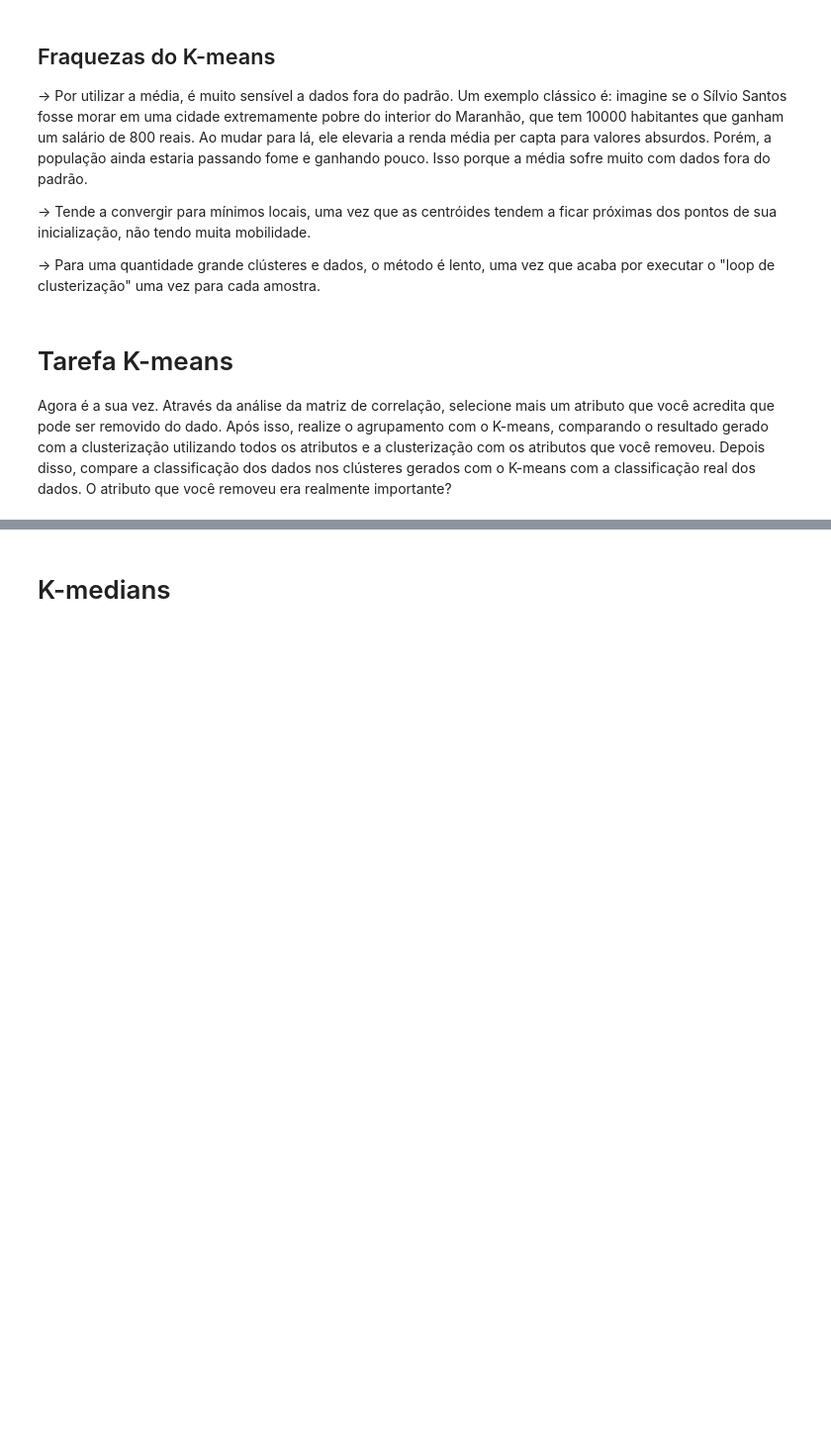
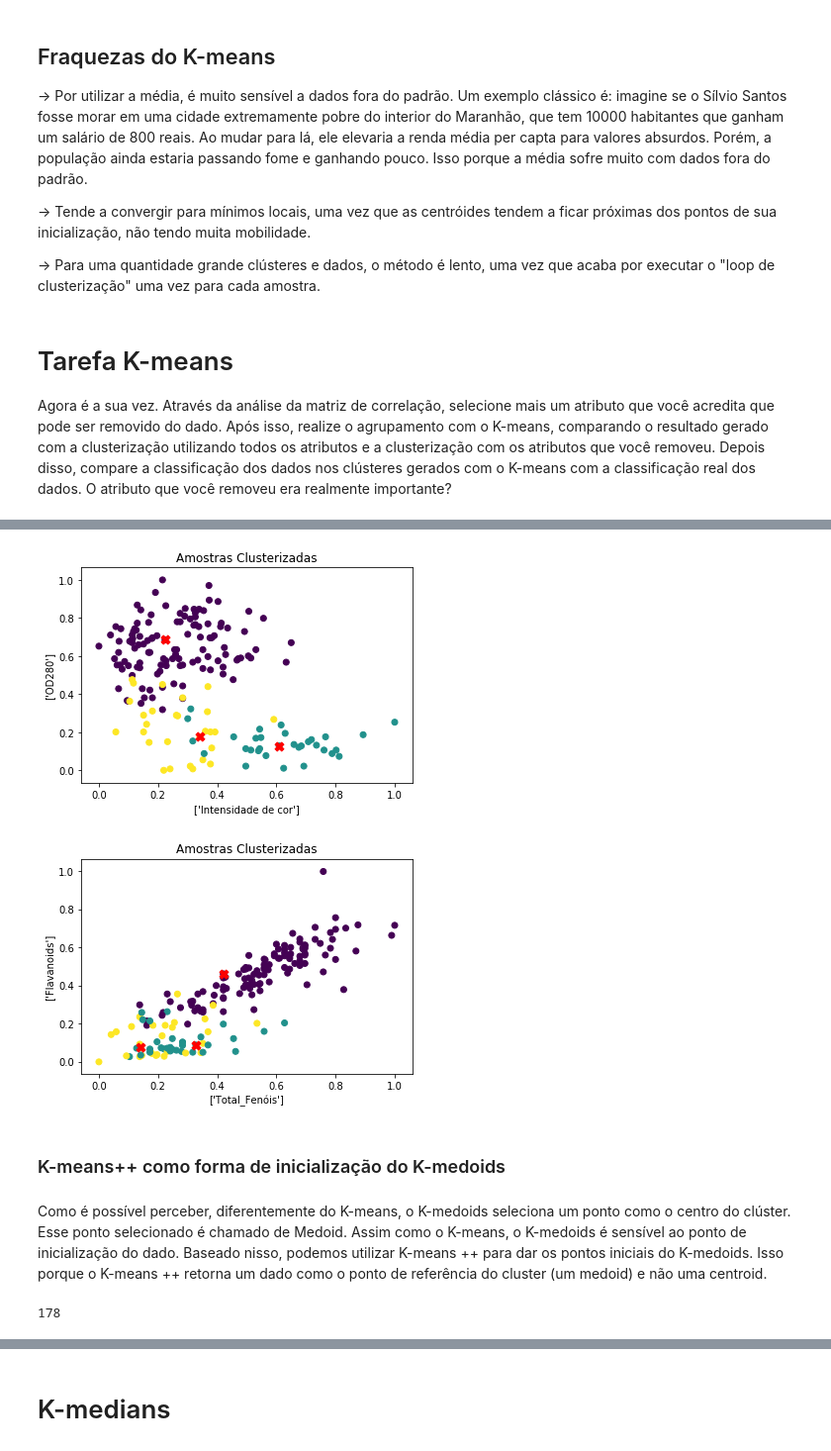
Before and after one commit to GabrielGomesBr/stairway-to-clustering, a Jupyter notebook: Stairway to clustering.ipynb, the cells around one changed output, grey strips where cells are left out. Shown at 99% size. Saved outputs shown, nothing was run; the diff lists cells and outputs as text; code cells hidden in the pictures; blank space fills up the shorter version.

Commit message:
K-medoids finalizado

```diff
--- a/Stairway to clustering.ipynb
+++ b/Stairway to clustering.ipynb
@@ -371,11 +402,0 @@ Como podemos perceber, a diferença no resultado é bem pequena. Principalmente
-# %%
-labels_df = labels_df.replace(1,0)
-labels_df = labels_df.replace(2,1)
-labels_df = labels_df.replace(3,2)
-
-index = []
-for x in range(len(labels_df)):
-  if labels_df[x] != labels[x]:
-    index.append(x)
-
-print("As amostras clusterizadas de maneira errada foram: ", index)
@@ -385,0 +407,22 @@ NameError: name 'labels' is not defined
+# %%
+from pyclustering.cluster.kmedoids import kmedoids
+kmedoids_instance = kmedoids(np.array(df),[25, 80, 158]) #os medoids do k-medoids devem ser inicializados.
+#É prática comum dividirmos os dados em "k" partes e pegarmos um de cada parte para ser a medoid inicial
+kmedoids_instance.process() #processando o modelo
+clusters = kmedoids_instance.get_clusters()
+medoids = kmedoids_instance.get_medoids()
+print(clusters)
+print(medoids)
+labels_kmedoids = np.zeros((len(df),1))
+for i in range(3):
+  num_it = len(clusters[i])
+  for j in range(num_it):
+    if(i == 0):
+      labels_kmedoids[clusters[i][j]] = 0
+    if(i == 1):
+      labels_kmedoids[clusters[i][j]] = 1
+    if(i == 2):
+      labels_kmedoids[clusters[i][j]] = 2
+
+labels_kmedoids = np.reshape(labels_kmedoids, labels_df.shape)
+print("Porcentagem de acertos igual a", avalia_resultado(np.array(labels_kmedoids),np.array(labels_df)))
@@ -385,0 +458,21 @@ NameError: name 'labels' is not defined
+# %%
+meds = pd.DataFrame((np.array([df.iloc[medoids[0]], df.iloc[medoids[1]], df.iloc[medoids[2]]])),columns = colunas) #medoids finais
+
+
+desenha_grafico(df['Intensidade de cor'], df['OD280'], meds['Intensidade de cor'], meds['OD280'],
+               np.squeeze(labels_kmedoids), "Amostras Clusterizadas")
+
+
+desenha_grafico(df['Total_Fenóis'], df['Flavanoids'], meds['Total_Fenóis'], meds['Flavanoids'],
+                np.squeeze(labels_kmedoids), "Amostras Clusterizadas")
+# %% [output]
+[figure, added]
+[figure, added]
+# %% [markdown]
+### K-means++ como forma de inicialização do K-medoids
+# %% [markdown]
+Como é possível perceber, diferentemente do K-means, o K-medoids seleciona um ponto como o centro do clúster. Esse ponto selecionado é chamado de Medoid. Assim como o K-means, o K-medoids é sensível ao ponto de inicialização do dado. Baseado nisso, podemos utilizar K-means ++ para dar os pontos iniciais do K-medoids. Isso porque o K-means ++ retorna um dado como o ponto de referência do cluster (um medoid) e não uma centroid.
+# %%
+len(df)
+# %% [output]
+178
```
Also changed, not shown: parts of 33 cells of this notebook.
